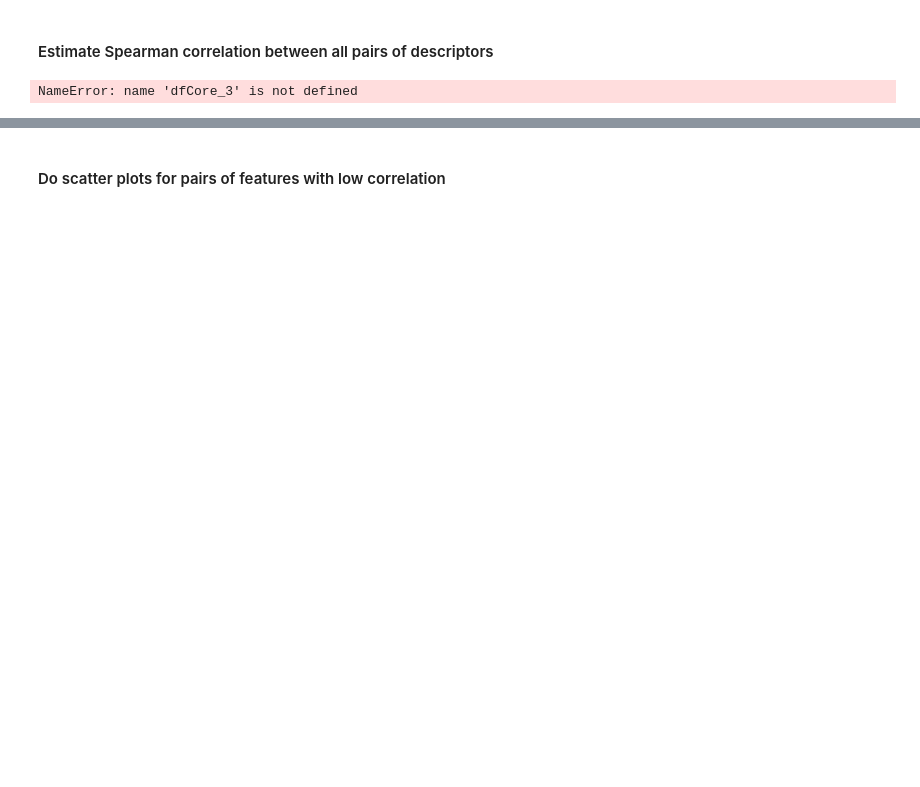
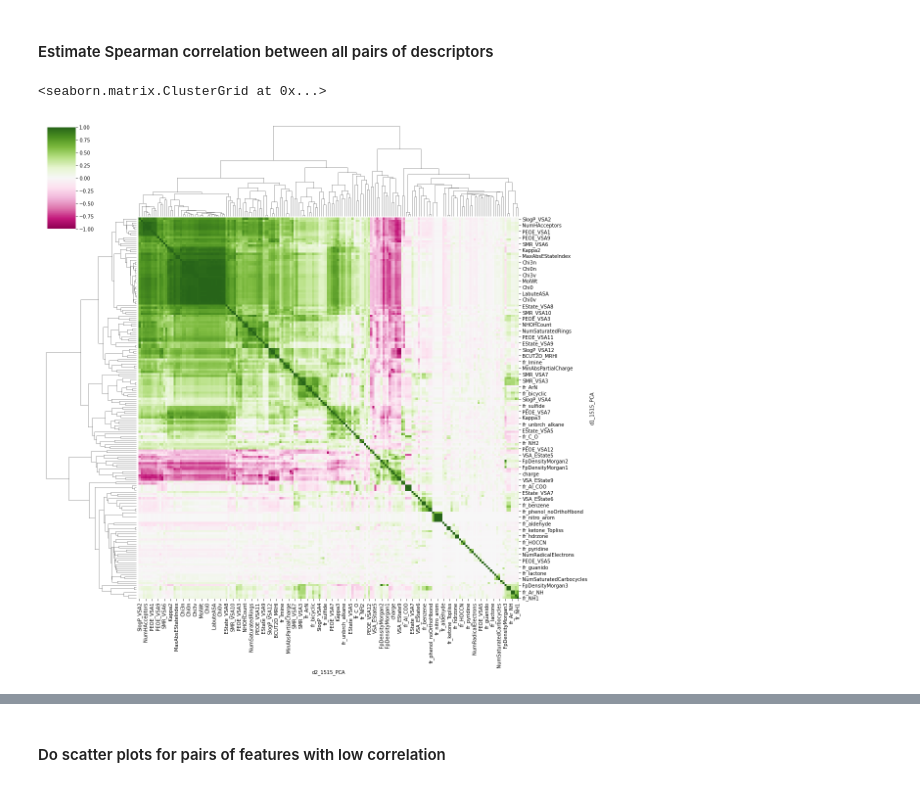
Before and after one commit to meidelien/Metabolic-network-layout-using-biochemical-coordinates, a Jupyter notebook: Notebooks/DescriptorAnalysis.ipynb, the cells around one changed output, grey strips where cells are left out. Cells and saved outputs as stored; diff of their text form; code cells hidden in the pictures; blank space fills up the shorter version.

```diff
--- a/Notebooks/DescriptorAnalysis.ipynb
+++ b/Notebooks/DescriptorAnalysis.ipynb
@@ -86,18 +140,26 @@ TypeError: no numeric data to plot
 from scipy.stats import spearmanr
 # correlation = [(d1, d2, spearmanr(dfCore.loc[:,d1], dfCore.loc[:,d2])[0]) for d1 in dfCore.columns for d2 in dfCore.columns]
 correlation1515 = [(d1_1515, d2_1515, spearmanr(df1515.loc[:,d1_1515], df1515.loc[:,d2_1515])[0]) for d1_1515 in df1515.columns for d2_1515 in df1515.columns]
+# %%
+from scipy.stats import spearmanr
+correlation1515_PCA = [(d1_1515_PCA, d2_1515_PCA, spearmanr(df1515_PCA.loc[:,d1_1515_PCA], df1515_PCA.loc[:,d2_1515_PCA])[0]) for d1_1515_PCA in df1515_PCA.columns for d2_1515_PCA in df1515_PCA.columns]
 # %%
 # dfCore_2 = pd.DataFrame(correlation, columns=['d1', 'd2', 'value'])
 df1515_2 = pd.DataFrame(correlation1515, columns =["d1_1515", "d2_1515","value1515"])
+# %%
+df1515_PCA_2 = pd.DataFrame(correlation1515_PCA, columns =["d1_1515_PCA", "d2_1515_PCA", "value1515_PCA"])
 # %%
 # dfCore_3 = dfCore_2.pivot_table(index='d1', columns='d2', values='value')
 df1515_3 = df1515_2.pivot_table(index ="d1_1515", columns = "d2_1515", values = "value1515")
+# %%
+df1515_PCA_3 = df1515_PCA_2.pivot_table(index ="d1_1515_PCA", columns = "d2_1515_PCA", values = "value1515_PCA")
 # %%
 import seaborn as sns
 # %%
-sns.clustermap(dfCore_3, vmin=-1, vmax=1, cmap='PiYG', figsize=(16,16))
+sns.clustermap(df1515_PCA_3, vmin=-1, vmax=1, cmap='PiYG', figsize=(16,16))
 # %% [output]
-NameError: name 'dfCore_3' is not defined
+<seaborn.matrix.ClusterGrid at 0x...>
+[figure, added]
 # %%
 sns.clustermap(df1515_3, vmin=-1, vmax=1, cmap='PiYG', figsize=(16,16))
 # %% [output]
```
Also changed, not shown: parts of 14 cells of this notebook, 6 other files.
